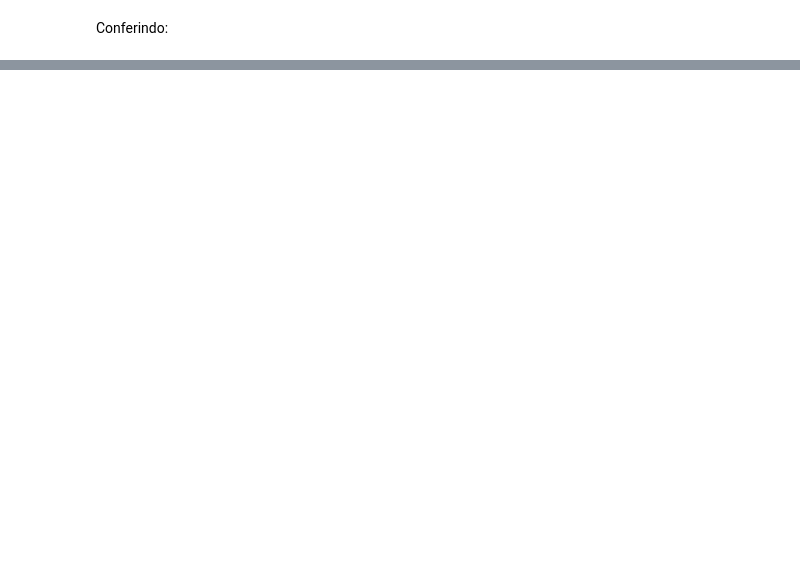
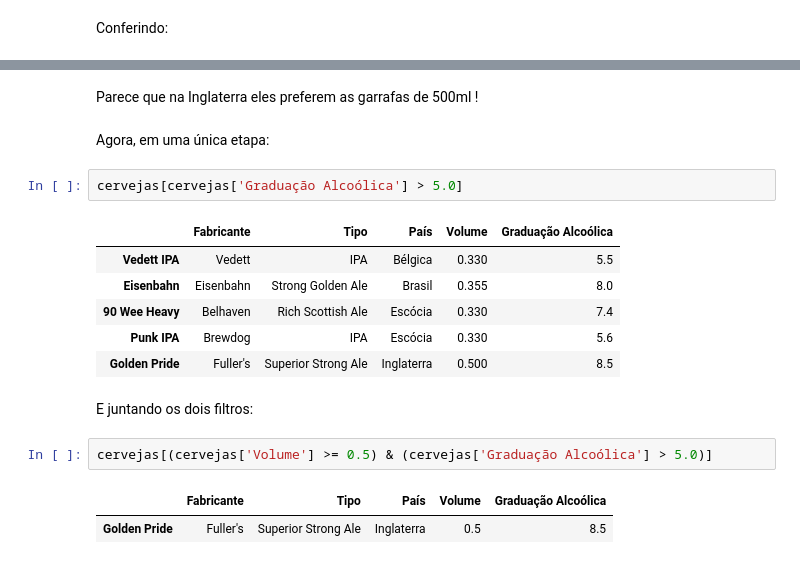
Before and after one commit to jalexandretoledo/numpy_pandas, a Jupyter notebook: aula_2/Aula 2.ipynb, the cells around one changed output, grey strips where cells are left out. Drawn from its saved outputs; the diff is of its cells as text; blank space fills up the shorter version.

```diff
--- a/aula_2/Aula 2.ipynb
+++ b/aula_2/Aula 2.ipynb
@@ -411,0 +567,20 @@ Name: 2, dtype: int64
+# %% [markdown]
+Parece que na Inglaterra eles preferem as garrafas de 500ml !
+# %% [markdown]
+Agora, em uma única etapa:
+# %%
+cervejas[cervejas['Graduação Alcoólica'] > 5.0]
+# %% [output]
+|  | Fabricante | Tipo | País | Volume | Graduação Alcoólica |
+| Vedett IPA | Vedett | IPA | Bélgica | 0.330 | 5.5 |
+| Eisenbahn | Eisenbahn | Strong Golden Ale | Brasil | 0.355 | 8.0 |
+| 90 Wee Heavy | Belhaven | Rich Scottish Ale | Escócia | 0.330 | 7.4 |
+| Punk IPA | Brewdog | IPA | Escócia | 0.330 | 5.6 |
+| Golden Pride | Fuller's | Superior Strong Ale | Inglaterra | 0.500 | 8.5 |
+# %% [markdown]
+E juntando os dois filtros:
+# %%
+cervejas[(cervejas['Volume'] >= 0.5) & (cervejas['Graduação Alcoólica'] > 5.0)]
+# %% [output]
+|  | Fabricante | Tipo | País | Volume | Graduação Alcoólica |
+| Golden Pride | Fuller's | Superior Strong Ale | Inglaterra | 0.5 | 8.5 |
```
Also changed, not shown: parts of 60 cells of this notebook, 1 other file.
